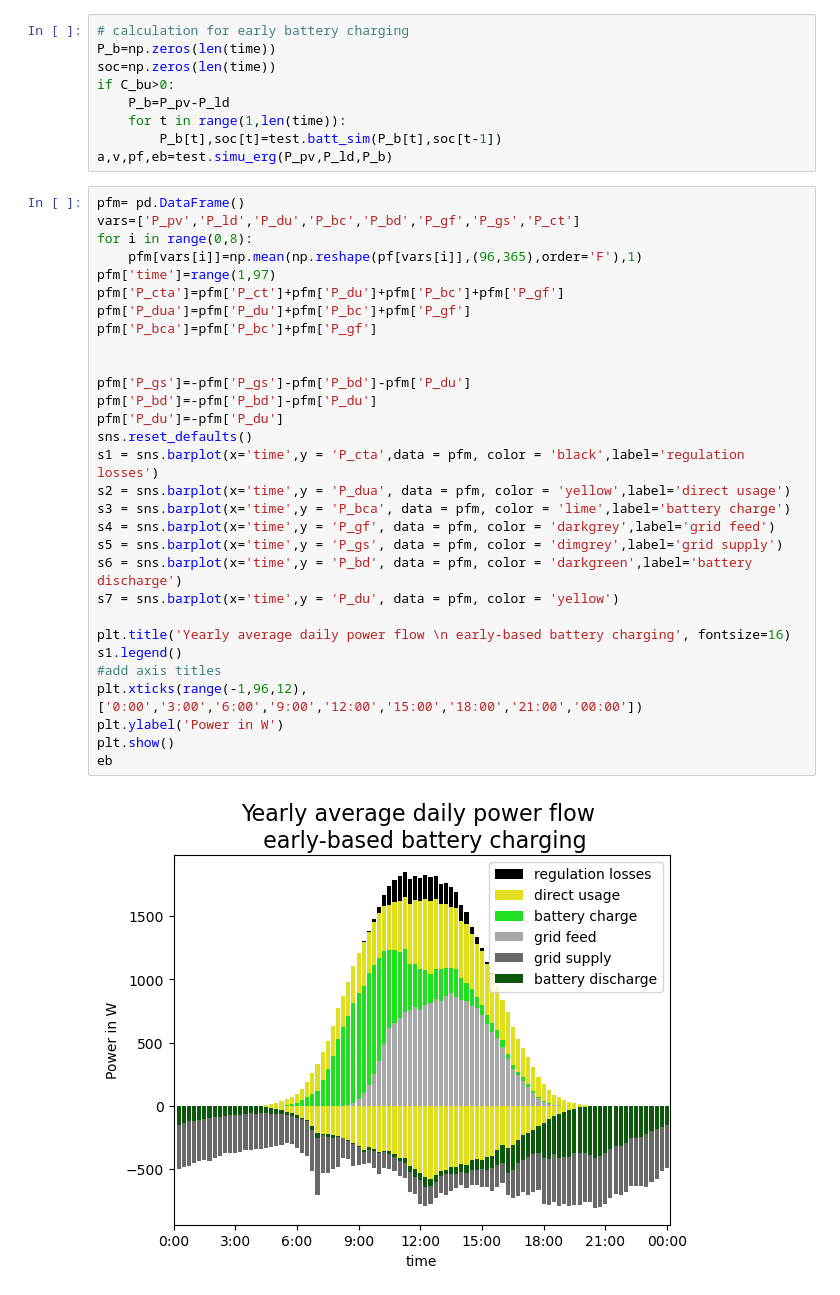
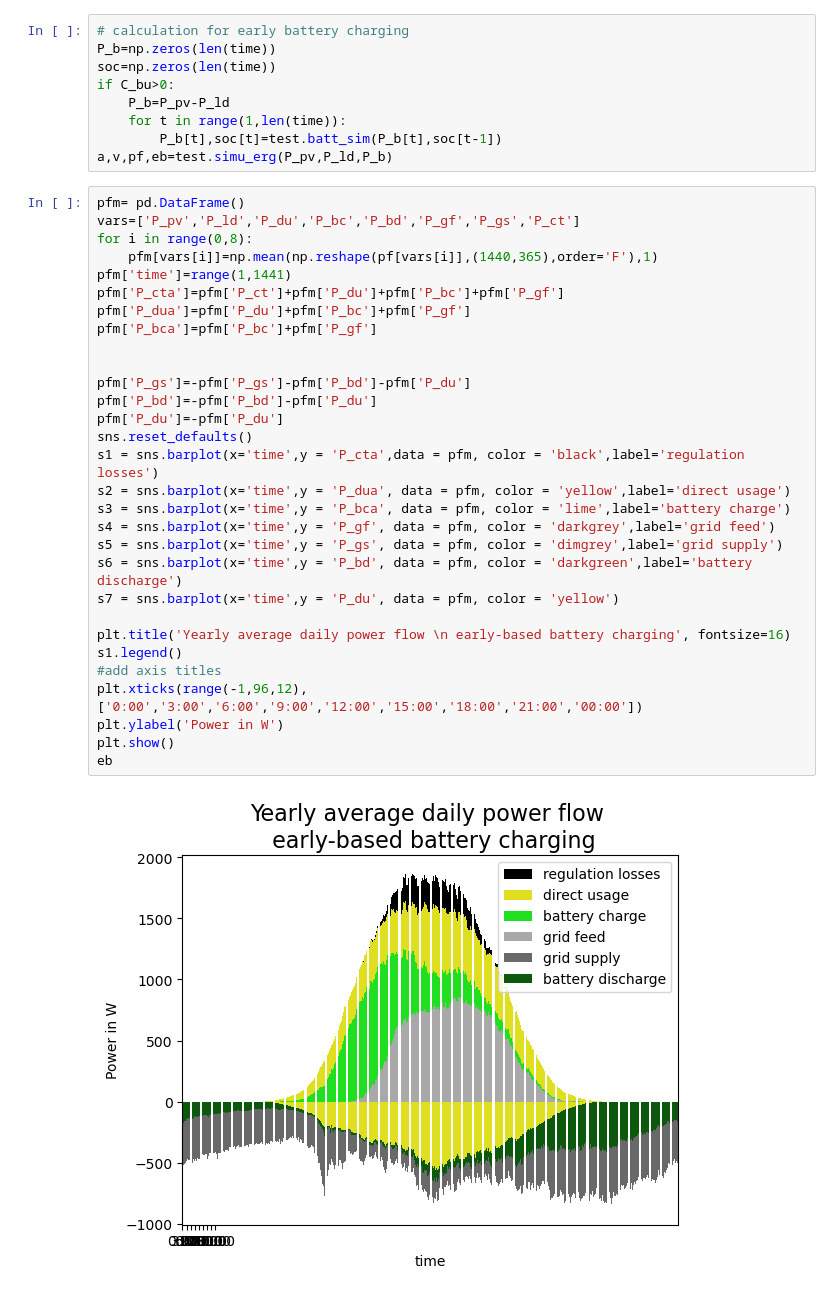
Before and after one commit to ttjaden/pvprog, a Jupyter notebook: src/documentation.ipynb, the cells around one changed output. Cells and saved outputs as stored; diff of their text form.

```diff
--- a/src/documentation.ipynb
+++ b/src/documentation.ipynb
@@ -165,32 +165,32 @@ a,v,pf,eb=test.simu_erg(P_pv,P_ld,P_b)
 # %%
 pfm= pd.DataFrame()
 vars=['P_pv','P_ld','P_du','P_bc','P_bd','P_gf','P_gs','P_ct']
 for i in range(0,8):
-    pfm[vars[i]]=np.mean(np.reshape(pf[vars[i]],(96,365),order='F'),1)
-pfm['time']=range(1,97)
+    pfm[vars[i]]=np.mean(np.reshape(pf[vars[i]],(1440,365),order='F'),1)
+pfm['time']=range(1,1441)
 pfm['P_cta']=pfm['P_ct']+pfm['P_du']+pfm['P_bc']+pfm['P_gf']
 pfm['P_dua']=pfm['P_du']+pfm['P_bc']+pfm['P_gf']
 pfm['P_bca']=pfm['P_bc']+pfm['P_gf']
 
 
 pfm['P_gs']=-pfm['P_gs']-pfm['P_bd']-pfm['P_du']
 pfm['P_bd']=-pfm['P_bd']-pfm['P_du']
 pfm['P_du']=-pfm['P_du']
 sns.reset_defaults()
 s1 = sns.barplot(x='time',y = 'P_cta',data = pfm, color = 'black',label='regulation losses')
 s2 = sns.barplot(x='time',y = 'P_dua', data = pfm, color = 'yellow',label='direct usage')
 s3 = sns.barplot(x='time',y = 'P_bca', data = pfm, color = 'lime',label='battery charge')
 s4 = sns.barplot(x='time',y = 'P_gf', data = pfm, color = 'darkgrey',label='grid feed')
 s5 = sns.barplot(x='time',y = 'P_gs', data = pfm, color = 'dimgrey',label='grid supply')
 s6 = sns.barplot(x='time',y = 'P_bd', data = pfm, color = 'darkgreen',label='battery discharge')
 s7 = sns.barplot(x='time',y = 'P_du', data = pfm, color = 'yellow')
 
 plt.title('Yearly average daily power flow \n early-based battery charging', fontsize=16)
 s1.legend()
 #add axis titles
 plt.xticks(range(-1,96,12),['0:00','3:00','6:00','9:00','12:00','15:00','18:00','21:00','00:00'])
 plt.ylabel('Power in W')
 plt.show()
 eb
 # %% [output]
-[figure, old version]
+[figure, new version]
```
Also changed, not shown: parts of 6 cells of this notebook.
